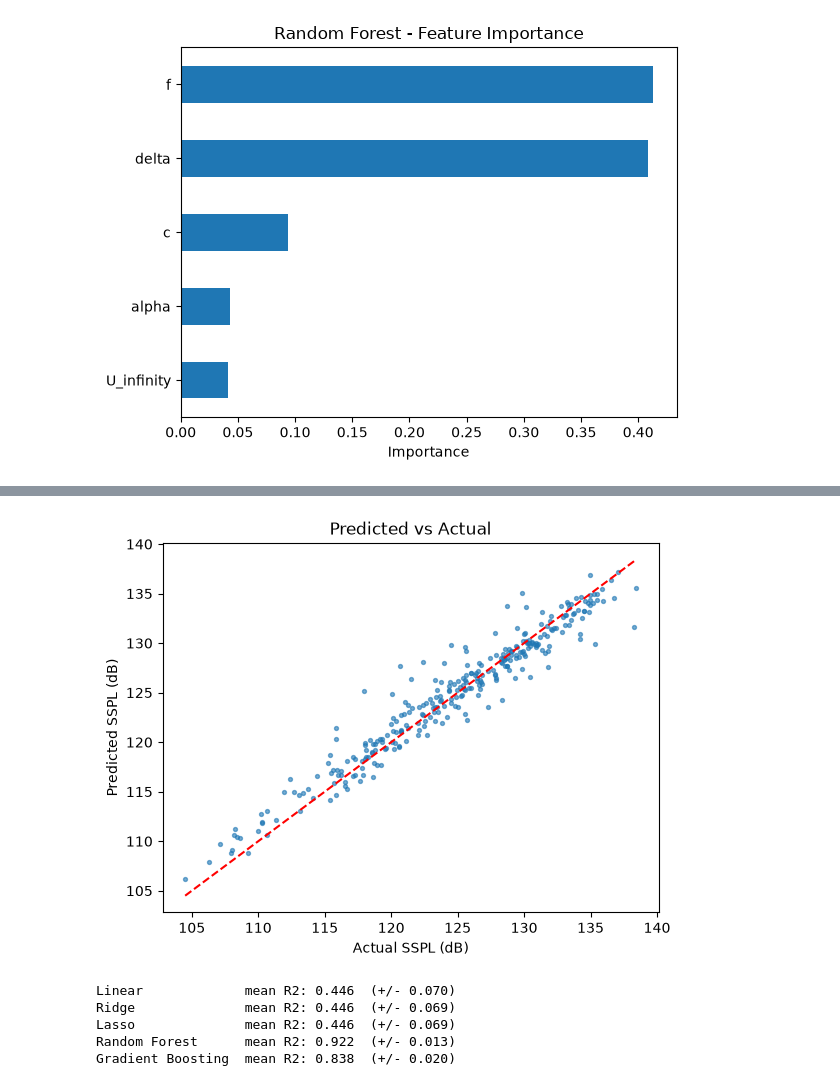
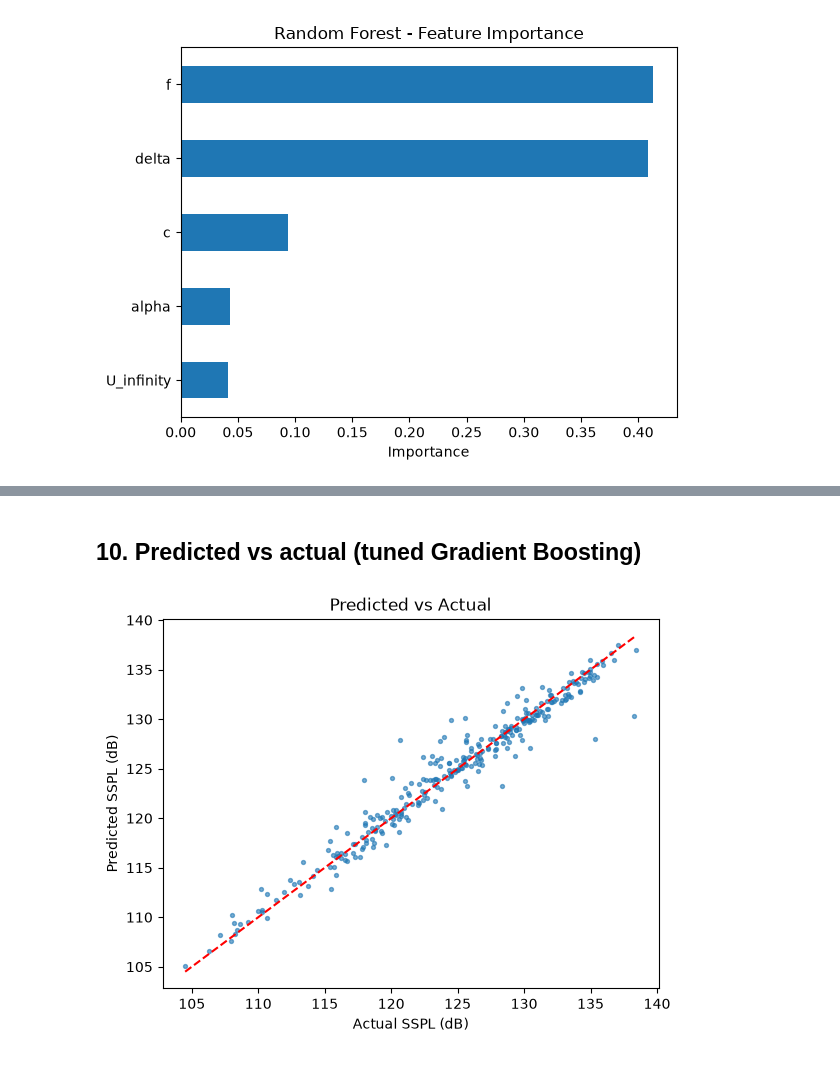
Before and after one commit to ASHWINSR4/airfoil-noise-prediction, a Jupyter notebook: NoteBook/airfoil_project.ipynb, the cells around one changed output, grey strips where cells are left out. Saved outputs shown, nothing was run; the diff lists cells and outputs as text; code cells hidden in the pictures.

```diff
--- a/NoteBook/airfoil_project.ipynb
+++ b/NoteBook/airfoil_project.ipynb
@@ -67,17 +105,13 @@ plt.show()
 # %%
-preprocess_v2 = ColumnTransformer([
+preprocess = ColumnTransformer([
     ("log1p", Pipeline([("t", FunctionTransformer(np.log1p)), ("s", StandardScaler())]), ["f"]),
     ("log",   Pipeline([("t", FunctionTransformer(np.log)),   ("s", StandardScaler())]), ["delta"]),
     ("sqrt",  Pipeline([("t", FunctionTransformer(np.sqrt)),  ("s", StandardScaler())]), ["alpha"]),
     ("scale", StandardScaler(), ["c", "U_infinity"]),
 ])
 
-print("delta skew after log:", np.log(df["delta"]).skew().round(2))
-
-for name, reg in [("Linear", LinearRegression()), ("Ridge", Ridge(alpha=1.0)), ("Lasso", Lasso(alpha=0.01))]:
-    m = Pipeline([("prep", preprocess_v2), ("m", reg)])
-    m.fit(X_train, y_train)
-    p = m.predict(X_test)
-    print(name, "RMSE:", round(np.sqrt(mean_squared_error(y_test, p)), 3),
-          "R2:", round(r2_score(y_test, p), 3))
+# Quick check that the transforms reduce skew
+print("f     :", df["f"].skew().round(2), "->", np.log1p(df["f"]).skew().round(2))
+print("delta :", df["delta"].skew().round(2), "->", np.log(df["delta"]).skew().round(2))
+print("alpha :", df["alpha"].skew().round(2), "->", np.sqrt(df["alpha"]).skew().round(2))
 # %% [output]
@@ -125,20 +165,12 @@ Gradient Boosting  R² Avg: 0.838  (± 0.020)
 # %%
-from sklearn.model_selection import GridSearchCV
-
 gb_grid = GridSearchCV(
     GradientBoostingRegressor(random_state=42),
-    {
-        "n_estimators": [200, 500],
-        "learning_rate": [0.05, 0.1],
-        "max_depth": [3, 5],
-    },
-    cv=5,
-    scoring="neg_root_mean_squared_error",
-    n_jobs=-1,
+    {"n_estimators": [200, 500],
+     "learning_rate": [0.05, 0.1],
+     "max_depth": [3, 5]},
+    cv=5, scoring="neg_root_mean_squared_error", n_jobs=-1
 )
-
 gb_grid.fit(X_train, y_train)
-
-print("Best configuration:", gb_grid.best_params_)
+print("Best params:", gb_grid.best_params_)
 print("CV RMSE:", round(-gb_grid.best_score_, 3))
 # %% [output]
@@ -174,3 +210,9 @@ plt.xlabel("Importance")
 plt.show()
 # %% [output]
 [figure]
+# %%
+best_gb = gb_grid.best_estimator_
+imp_gb = pd.Series(best_gb.feature_importances_, index=X.columns).sort_values()
+imp_gb.plot.barh(title="Gradient Boosting - Feature Importance")
+plt.xlabel("Importance")
+plt.show()
@@ -177,22 +221,12 @@ plt.show()
+# %% [markdown]
+## 10. Predicted vs actual (tuned Gradient Boosting)
 # %%
-p = best_rf.predict(X_test)
+p = best_gb.predict(X_test)
 plt.scatter(y_test, p, s=8, alpha=0.6)
 plt.plot([y_test.min(), y_test.max()], [y_test.min(), y_test.max()], "r--")
 plt.xlabel("Actual SSPL (dB)")
 plt.ylabel("Predicted SSPL (dB)")
 plt.title("Predicted vs Actual")
 plt.show()
 # %% [output]
-[figure, old version]
+[figure, new version]
-# %%
-from sklearn.model_selection import cross_val_score
-
-for name, m in models.items():
-    scores = cross_val_score(m, X_train, y_train, cv=5, scoring="r2")
-    print(f"{name:18s} mean R2: {scores.mean():.3f}  (+/- {scores.std():.3f})")
-# %% [output]
-Linear             mean R2: 0.446  (+/- 0.070)
-Ridge              mean R2: 0.446  (+/- 0.069)
-Lasso              mean R2: 0.446  (+/- 0.069)
-Random Forest      mean R2: 0.922  (+/- 0.013)
-Gradient Boosting  mean R2: 0.838  (+/- 0.020)
```
Also changed, not shown: parts of 22 cells of this notebook.
